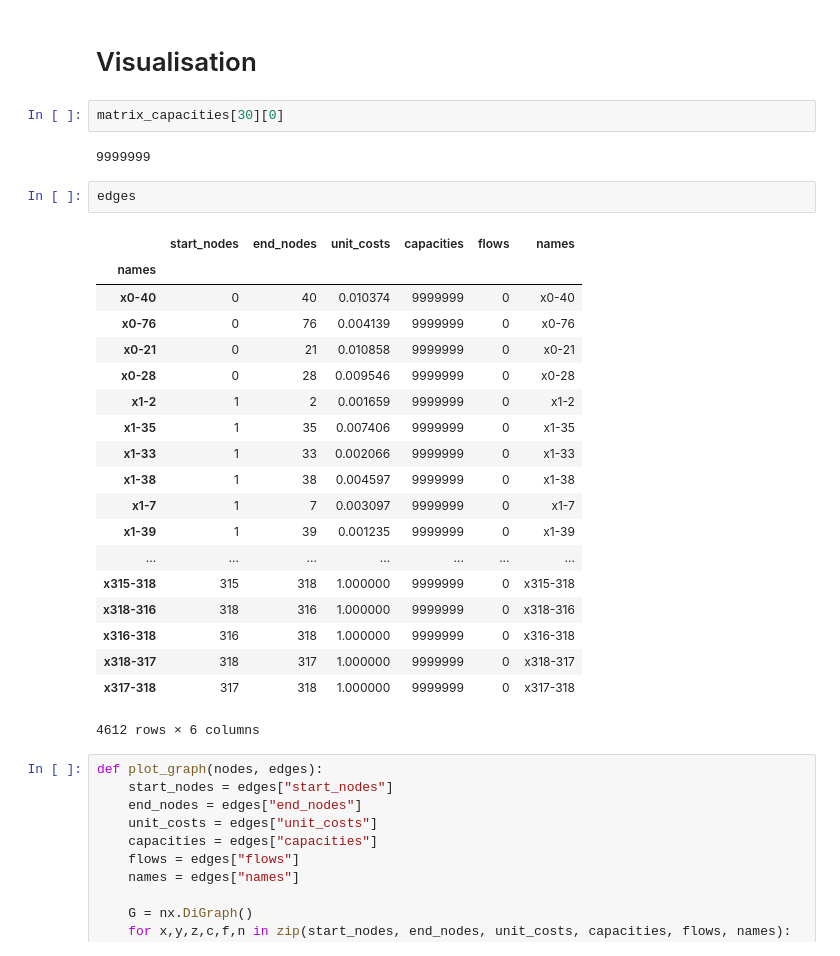
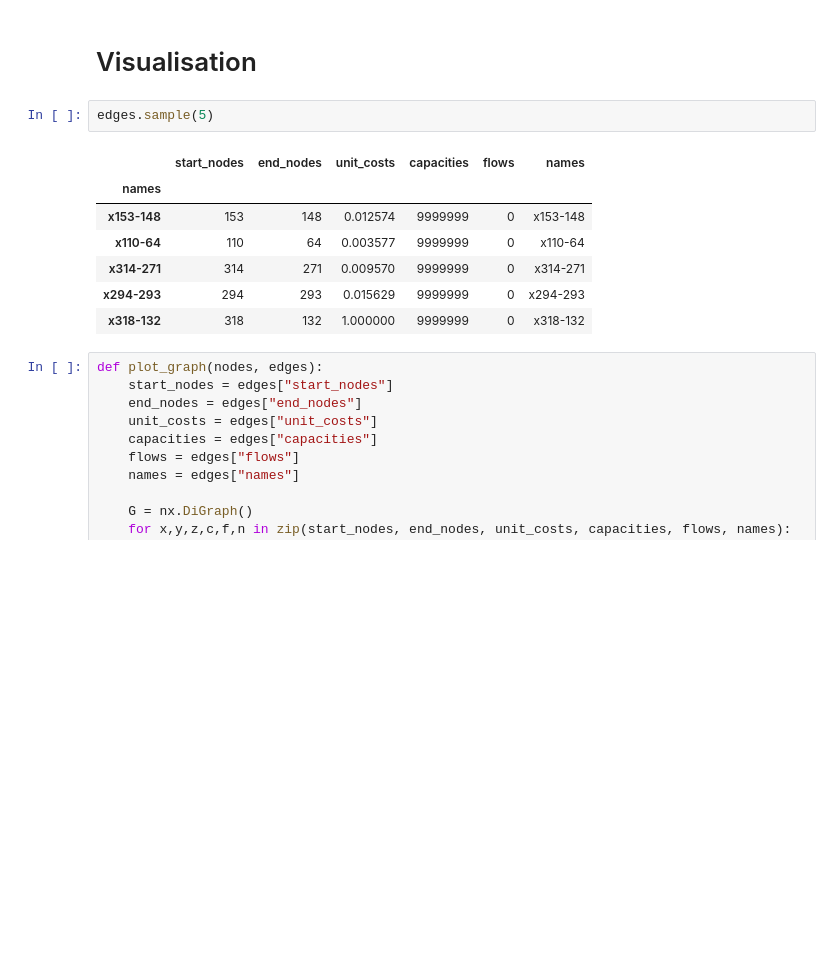
Before and after one commit to tonghuikang/draw-sgp-electoral-boundaries, a Jupyter notebook: modelling/equal_consts.ipynb, the cells around one changed output. Cells and saved outputs as stored; diff of their text form; blank space fills up the shorter version.

```diff
--- a/modelling/equal_consts.ipynb
+++ b/modelling/equal_consts.ipynb
@@ -116,32 +116,16 @@ matrix_unit_costs, matrix_capacities, matrix_flows, matrix_names = get_adjacency
 # matrix_unit_costs, matrix_capacities, matrix_flows, matrix_names
 # %% [markdown]
 # Visualisation
-# %%
-matrix_capacities[30][0]
-# %% [output]
-9999999
 # %%
-edges
+edges.sample(5)
 # %% [output]
 |  | start_nodes | end_nodes | unit_costs | capacities | flows | names |
 | names |  |  |  |  |  |  |
-| x0-40 | 0 | 40 | 0.010374 | 9999999 | 0 | x0-40 |
-| x0-76 | 0 | 76 | 0.004139 | 9999999 | 0 | x0-76 |
-| x0-21 | 0 | 21 | 0.010858 | 9999999 | 0 | x0-21 |
-| x0-28 | 0 | 28 | 0.009546 | 9999999 | 0 | x0-28 |
-| x1-2 | 1 | 2 | 0.001659 | 9999999 | 0 | x1-2 |
-| x1-35 | 1 | 35 | 0.007406 | 9999999 | 0 | x1-35 |
-| x1-33 | 1 | 33 | 0.002066 | 9999999 | 0 | x1-33 |
-| x1-38 | 1 | 38 | 0.004597 | 9999999 | 0 | x1-38 |
-| x1-7 | 1 | 7 | 0.003097 | 9999999 | 0 | x1-7 |
-| x1-39 | 1 | 39 | 0.001235 | 9999999 | 0 | x1-39 |
-| ... | ... | ... | ... | ... | ... | ... |
-| x315-318 | 315 | 318 | 1.000000 | 9999999 | 0 | x315-318 |
-| x318-316 | 318 | 316 | 1.000000 | 9999999 | 0 | x318-316 |
-| x316-318 | 316 | 318 | 1.000000 | 9999999 | 0 | x316-318 |
-| x318-317 | 318 | 317 | 1.000000 | 9999999 | 0 | x318-317 |
-| x317-318 | 317 | 318 | 1.000000 | 9999999 | 0 | x317-318 |
+| x153-148 | 153 | 148 | 0.012574 | 9999999 | 0 | x153-148 |
+| x110-64 | 110 | 64 | 0.003577 | 9999999 | 0 | x110-64 |
+| x314-271 | 314 | 271 | 0.009570 | 9999999 | 0 | x314-271 |
+| x294-293 | 294 | 293 | 0.015629 | 9999999 | 0 | x294-293 |
+| x318-132 | 318 | 132 | 1.000000 | 9999999 | 0 | x318-132 |
-4612 rows × 6 columns
 # %%
 def plot_graph(nodes, edges):
     start_nodes = edges["start_nodes"]
```
Also changed, not shown: parts of 5 cells of this notebook, 2 other files.
